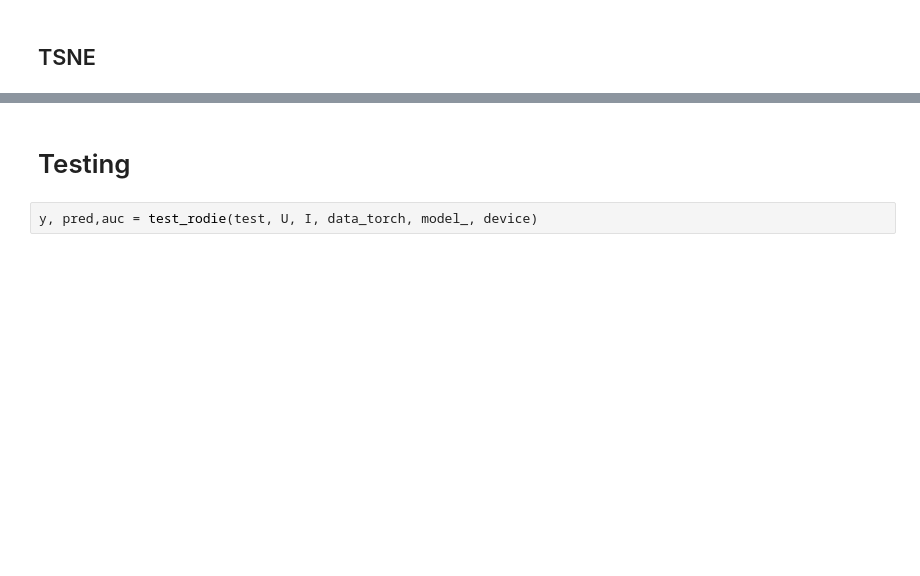
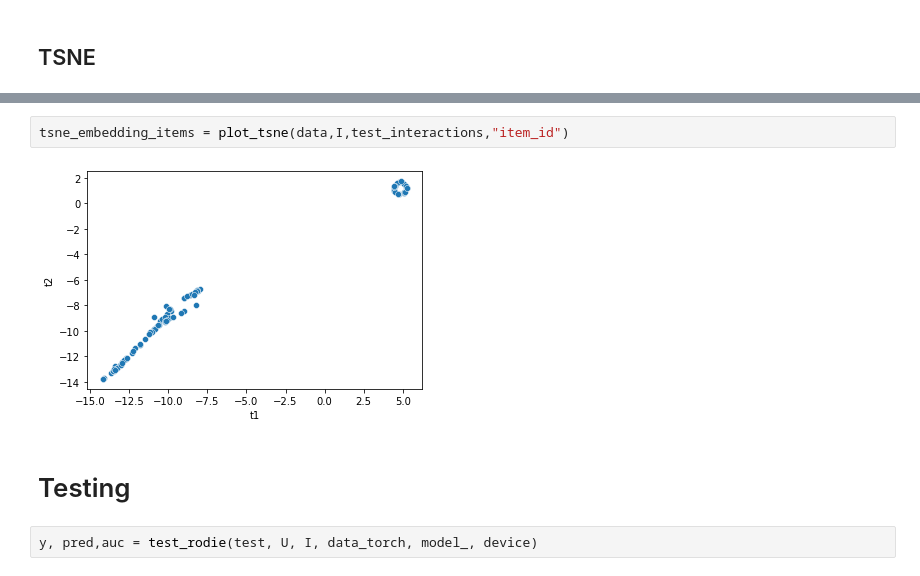
Before and after one commit to RayanAAY-ops/RE-Jodie-Recommander-System, a Jupyter notebook: main.ipynb, the cells around one changed output, grey strips where cells are left out. Saved outputs shown, nothing was run; the diff lists cells and outputs as text; blank space fills up the shorter version.

```diff
--- a/main.ipynb
+++ b/main.ipynb
@@ -149,3 +319,7 @@ tsne_embedding_items = plot_tsne(data,embedding,interactions,"item_id")
+# %%
+tsne_embedding_items = plot_tsne(data,I,test_interactions,"item_id")
+# %% [output]
+[figure, added]
 # %% [markdown]
 # Testing
 # %%
```
Also changed, not shown: parts of 13 cells of this notebook, 1 other file.
